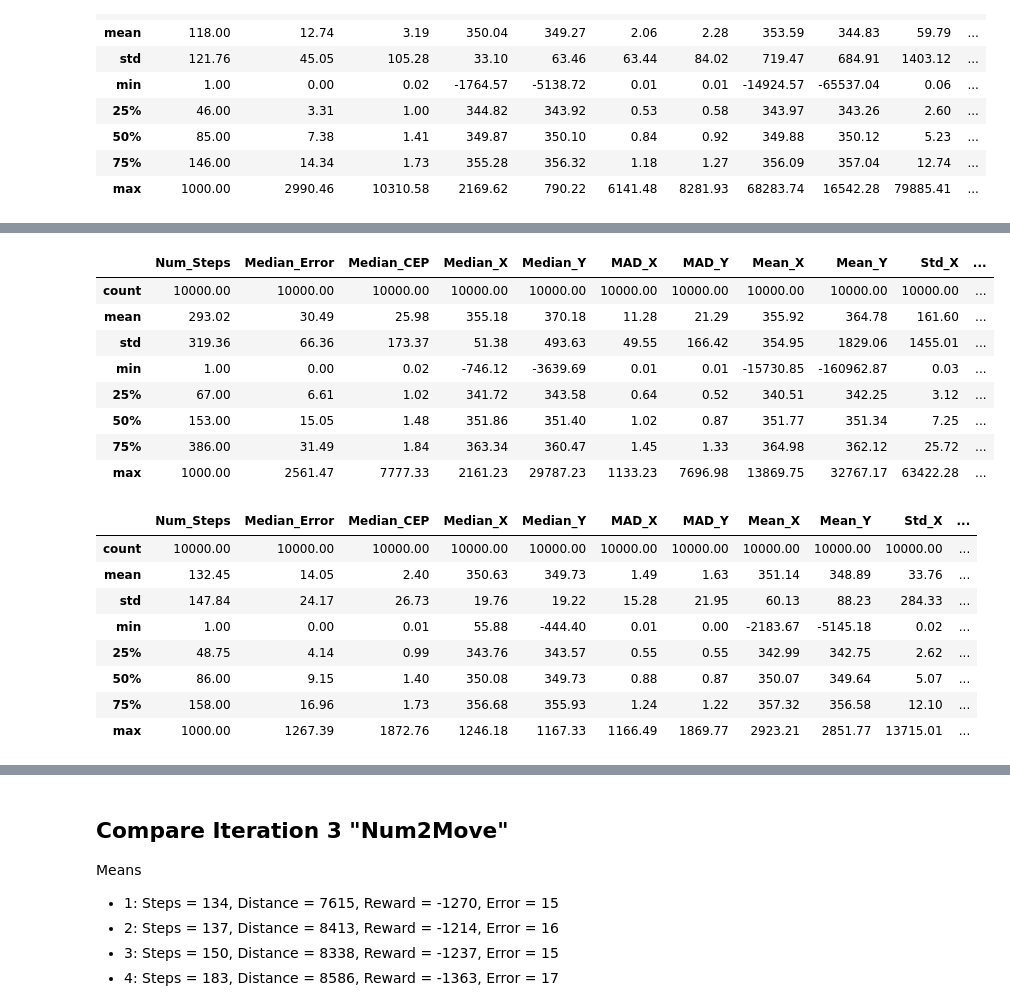
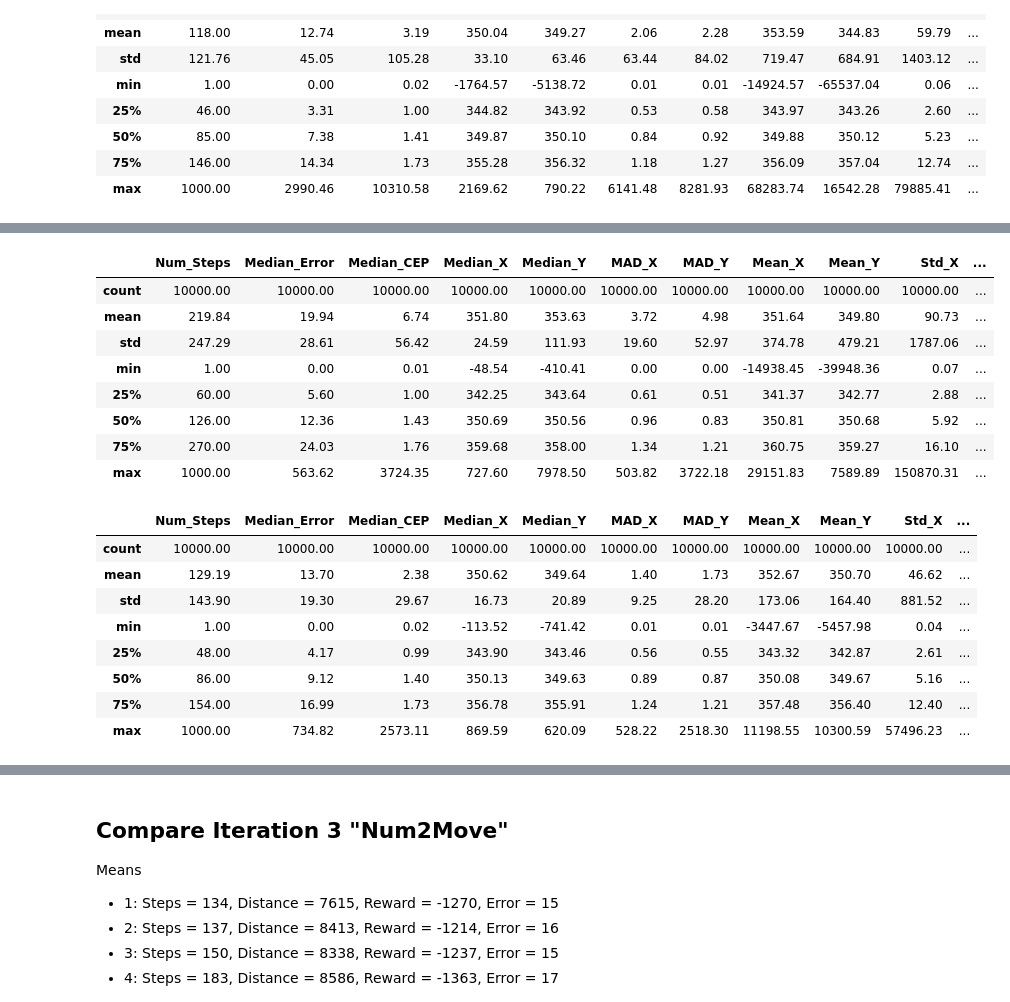
Before and after one commit to raneyoliver/CS8321Labs-public, a Jupyter notebook: lab5/Summary Results.ipynb, the cells around one changed output, grey strips where cells are left out. Drawn from its saved outputs; the diff is of its cells as text; code cells hidden in the pictures.

```diff
--- a/lab5/Summary Results.ipynb
+++ b/lab5/Summary Results.ipynb
@@ -160,30 +160,30 @@ results_iter2.describe().style.format("{:.2f}")
 | 75% | 194.00 | 17.97 | 1.74 | 356.59 | 356.77 | 1.24 | 1.24 | 357.35 | 357.57 | 13.76 | ... |
 | max | 1000.00 | 3993.79 | 4381.00 | 3174.04 | 2776.50 | 3664.58 | 2582.46 | 116816.90 | 39598.88 | 739780.28 | ... |
 # %%
-results_iter3 = pd.read_csv('iter3_1_results10000.csv')
+results_iter3 = pd.read_csv('iter3_1_bvm1_corr_results10000.csv')
 results_iter3.describe().style.format("{:.2f}")
 # %% [output]
 |  | Num_Steps | Median_Error | Median_CEP | Median_X | Median_Y | MAD_X | MAD_Y | Mean_X | Mean_Y | Std_X | ... |
 | count | 10000.00 | 10000.00 | 10000.00 | 10000.00 | 10000.00 | 10000.00 | 10000.00 | 10000.00 | 10000.00 | 10000.00 | ... |
-| mean | 293.02 | 30.49 | 25.98 | 355.18 | 370.18 | 11.28 | 21.29 | 355.92 | 364.78 | 161.60 | ... |
-| std | 319.36 | 66.36 | 173.37 | 51.38 | 493.63 | 49.55 | 166.42 | 354.95 | 1829.06 | 1455.01 | ... |
-| min | 1.00 | 0.00 | 0.02 | -746.12 | -3639.69 | 0.01 | 0.01 | -15730.85 | -160962.87 | 0.03 | ... |
-| 25% | 67.00 | 6.61 | 1.02 | 341.72 | 343.58 | 0.64 | 0.52 | 340.51 | 342.25 | 3.12 | ... |
-| 50% | 153.00 | 15.05 | 1.48 | 351.86 | 351.40 | 1.02 | 0.87 | 351.77 | 351.34 | 7.25 | ... |
-| 75% | 386.00 | 31.49 | 1.84 | 363.34 | 360.47 | 1.45 | 1.33 | 364.98 | 362.12 | 25.72 | ... |
-| max | 1000.00 | 2561.47 | 7777.33 | 2161.23 | 29787.23 | 1133.23 | 7696.98 | 13869.75 | 32767.17 | 63422.28 | ... |
+| mean | 219.84 | 19.94 | 6.74 | 351.80 | 353.63 | 3.72 | 4.98 | 351.64 | 349.80 | 90.73 | ... |
+| std | 247.29 | 28.61 | 56.42 | 24.59 | 111.93 | 19.60 | 52.97 | 374.78 | 479.21 | 1787.06 | ... |
+| min | 1.00 | 0.00 | 0.01 | -48.54 | -410.41 | 0.00 | 0.00 | -14938.45 | -39948.36 | 0.07 | ... |
+| 25% | 60.00 | 5.60 | 1.00 | 342.25 | 343.64 | 0.61 | 0.51 | 341.37 | 342.77 | 2.88 | ... |
+| 50% | 126.00 | 12.36 | 1.43 | 350.69 | 350.56 | 0.96 | 0.83 | 350.81 | 350.68 | 5.92 | ... |
+| 75% | 270.00 | 24.03 | 1.76 | 359.68 | 358.00 | 1.34 | 1.21 | 360.75 | 359.27 | 16.10 | ... |
+| max | 1000.00 | 563.62 | 3724.35 | 727.60 | 7978.50 | 503.82 | 3722.18 | 29151.83 | 7589.89 | 150870.31 | ... |
 # %%
-results_iter4 = pd.read_csv('iter4_1_results10000.csv')
+results_iter4 = pd.read_csv('iter4_1_bvm1_corr_results10000.csv')
 results_iter4.describe().style.format("{:.2f}")
 # %% [output]
 |  | Num_Steps | Median_Error | Median_CEP | Median_X | Median_Y | MAD_X | MAD_Y | Mean_X | Mean_Y | Std_X | ... |
 | count | 10000.00 | 10000.00 | 10000.00 | 10000.00 | 10000.00 | 10000.00 | 10000.00 | 10000.00 | 10000.00 | 10000.00 | ... |
-| mean | 132.45 | 14.05 | 2.40 | 350.63 | 349.73 | 1.49 | 1.63 | 351.14 | 348.89 | 33.76 | ... |
-| std | 147.84 | 24.17 | 26.73 | 19.76 | 19.22 | 15.28 | 21.95 | 60.13 | 88.23 | 284.33 | ... |
-| min | 1.00 | 0.00 | 0.01 | 55.88 | -444.40 | 0.01 | 0.00 | -2183.67 | -5145.18 | 0.02 | ... |
-| 25% | 48.75 | 4.14 | 0.99 | 343.76 | 343.57 | 0.55 | 0.55 | 342.99 | 342.75 | 2.62 | ... |
-| 50% | 86.00 | 9.15 | 1.40 | 350.08 | 349.73 | 0.88 | 0.87 | 350.07 | 349.64 | 5.07 | ... |
-| 75% | 158.00 | 16.96 | 1.73 | 356.68 | 355.93 | 1.24 | 1.22 | 357.32 | 356.58 | 12.10 | ... |
-| max | 1000.00 | 1267.39 | 1872.76 | 1246.18 | 1167.33 | 1166.49 | 1869.77 | 2923.21 | 2851.77 | 13715.01 | ... |
+| mean | 129.19 | 13.70 | 2.38 | 350.62 | 349.64 | 1.40 | 1.73 | 352.67 | 350.70 | 46.62 | ... |
+| std | 143.90 | 19.30 | 29.67 | 16.73 | 20.89 | 9.25 | 28.20 | 173.06 | 164.40 | 881.52 | ... |
+| min | 1.00 | 0.00 | 0.02 | -113.52 | -741.42 | 0.01 | 0.01 | -3447.67 | -5457.98 | 0.04 | ... |
+| 25% | 48.00 | 4.17 | 0.99 | 343.90 | 343.46 | 0.56 | 0.55 | 343.32 | 342.87 | 2.61 | ... |
+| 50% | 86.00 | 9.12 | 1.40 | 350.13 | 349.63 | 0.89 | 0.87 | 350.08 | 349.67 | 5.16 | ... |
+| 75% | 154.00 | 16.99 | 1.73 | 356.78 | 355.91 | 1.24 | 1.21 | 357.48 | 356.40 | 12.40 | ... |
+| max | 1000.00 | 734.82 | 2573.11 | 869.59 | 620.09 | 528.22 | 2518.30 | 11198.55 | 10300.59 | 57496.23 | ... |
 # %%
 # Plot Results
```
Also changed, not shown: parts of 10 cells of this notebook, 19 other files.
